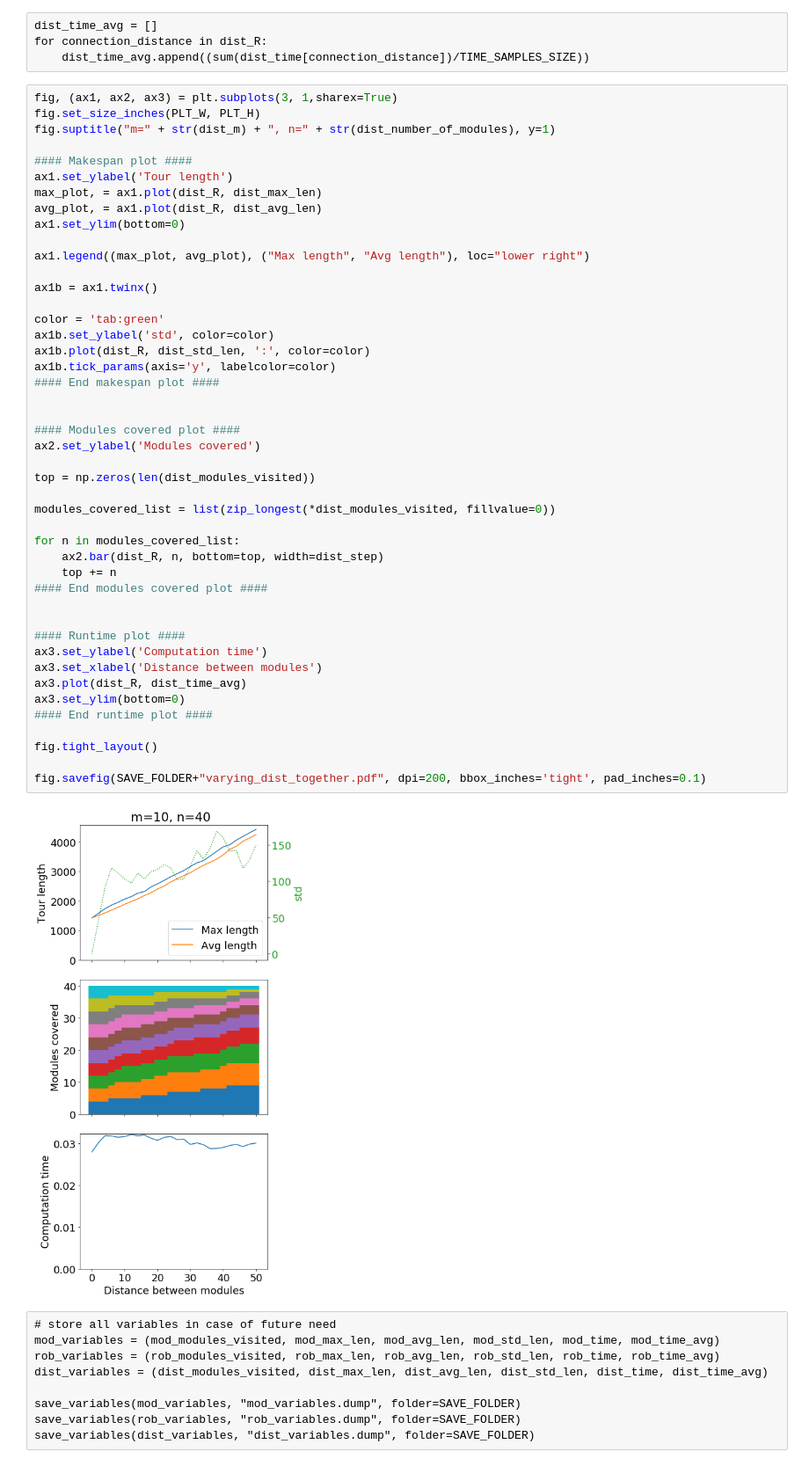
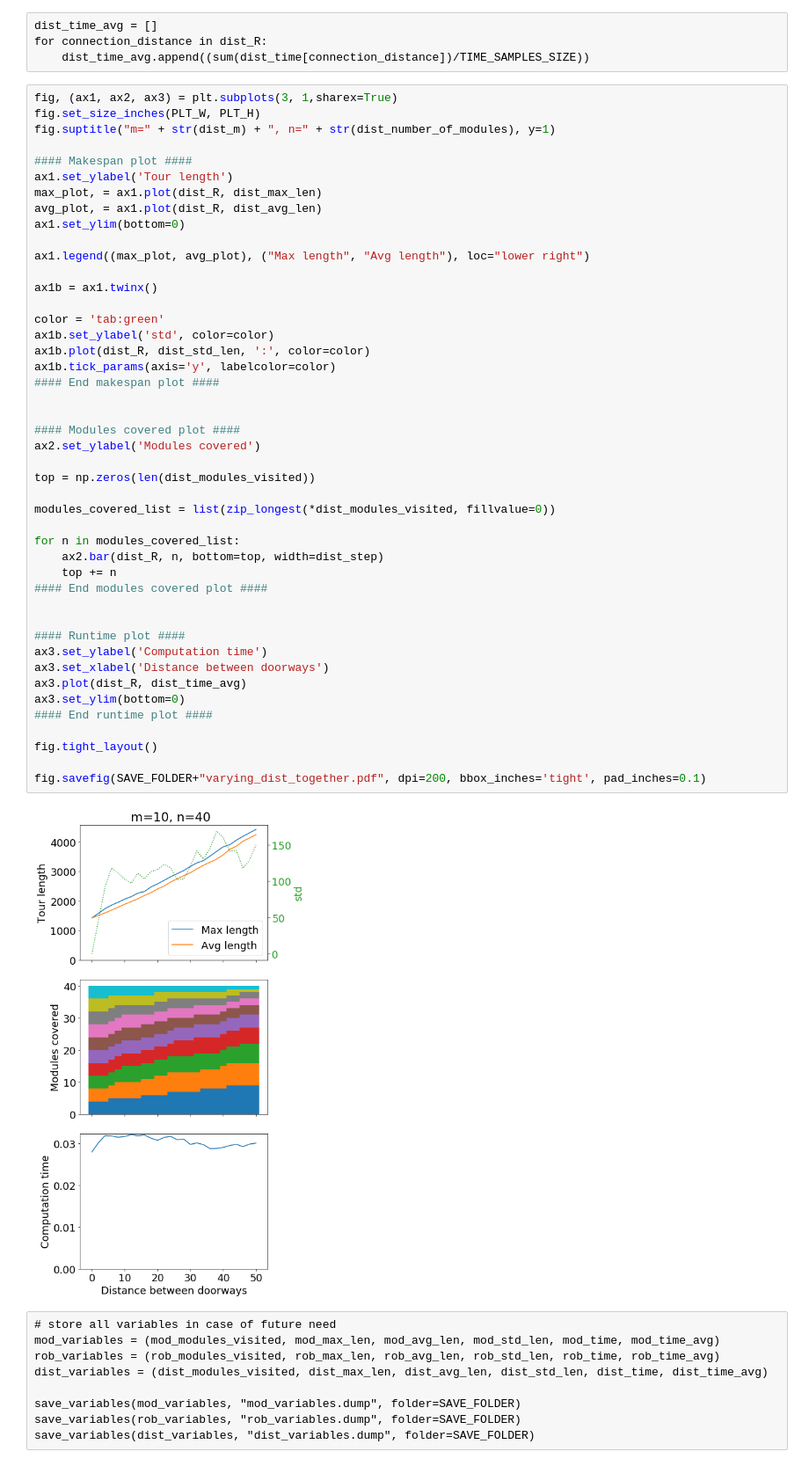
Before and after one commit to mirkosalaris/CoverageModularEnvironments, a Jupyter notebook: Notebooks/Hotel_example.ipynb, the cells around one changed output. Shown at 88% size. Saved outputs shown, nothing was run; the diff lists cells and outputs as text.

Commit message:
Update xlabel plot varying distances, fix folder name in notebook hotel

```diff
--- a/Notebooks/Hotel_example.ipynb
+++ b/Notebooks/Hotel_example.ipynb
@@ -269,35 +269,35 @@ ax1b = ax1.twinx()
 color = 'tab:green'
 ax1b.set_ylabel('std', color=color)
 ax1b.plot(dist_R, dist_std_len, ':', color=color)
 ax1b.tick_params(axis='y', labelcolor=color)
 #### End makespan plot ####
 
 
 #### Modules covered plot ####
 ax2.set_ylabel('Modules covered')
 
 top = np.zeros(len(dist_modules_visited))
 
 modules_covered_list = list(zip_longest(*dist_modules_visited, fillvalue=0))
 
 for n in modules_covered_list:
     ax2.bar(dist_R, n, bottom=top, width=dist_step)
     top += n
 #### End modules covered plot ####
 
 
 #### Runtime plot ####
 ax3.set_ylabel('Computation time')
-ax3.set_xlabel('Distance between modules')
+ax3.set_xlabel('Distance between doorways')
 ax3.plot(dist_R, dist_time_avg)
 ax3.set_ylim(bottom=0)
 #### End runtime plot ####
 
 fig.tight_layout()
 
 fig.savefig(SAVE_FOLDER+"varying_dist_together.pdf", dpi=200, bbox_inches='tight', pad_inches=0.1)
 # %% [output]
-[figure, old version]
+[figure, new version]
 # %% [raw]
 # store all variables in case of future need
 mod_variables = (mod_modules_visited, mod_max_len, mod_avg_len, mod_std_len, mod_time, mod_time_avg)
```
Also changed, not shown: parts of 2 cells of this notebook, 1 other file.
